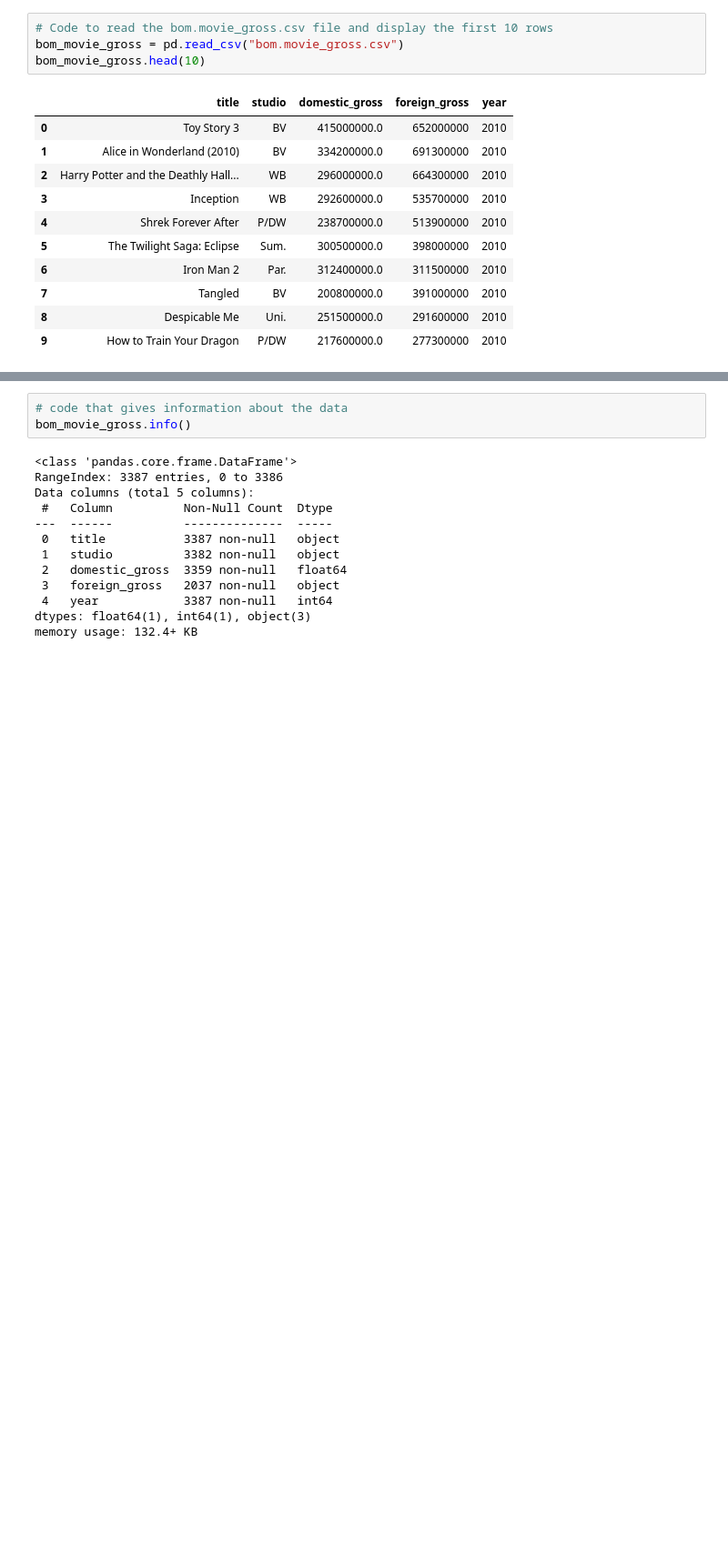
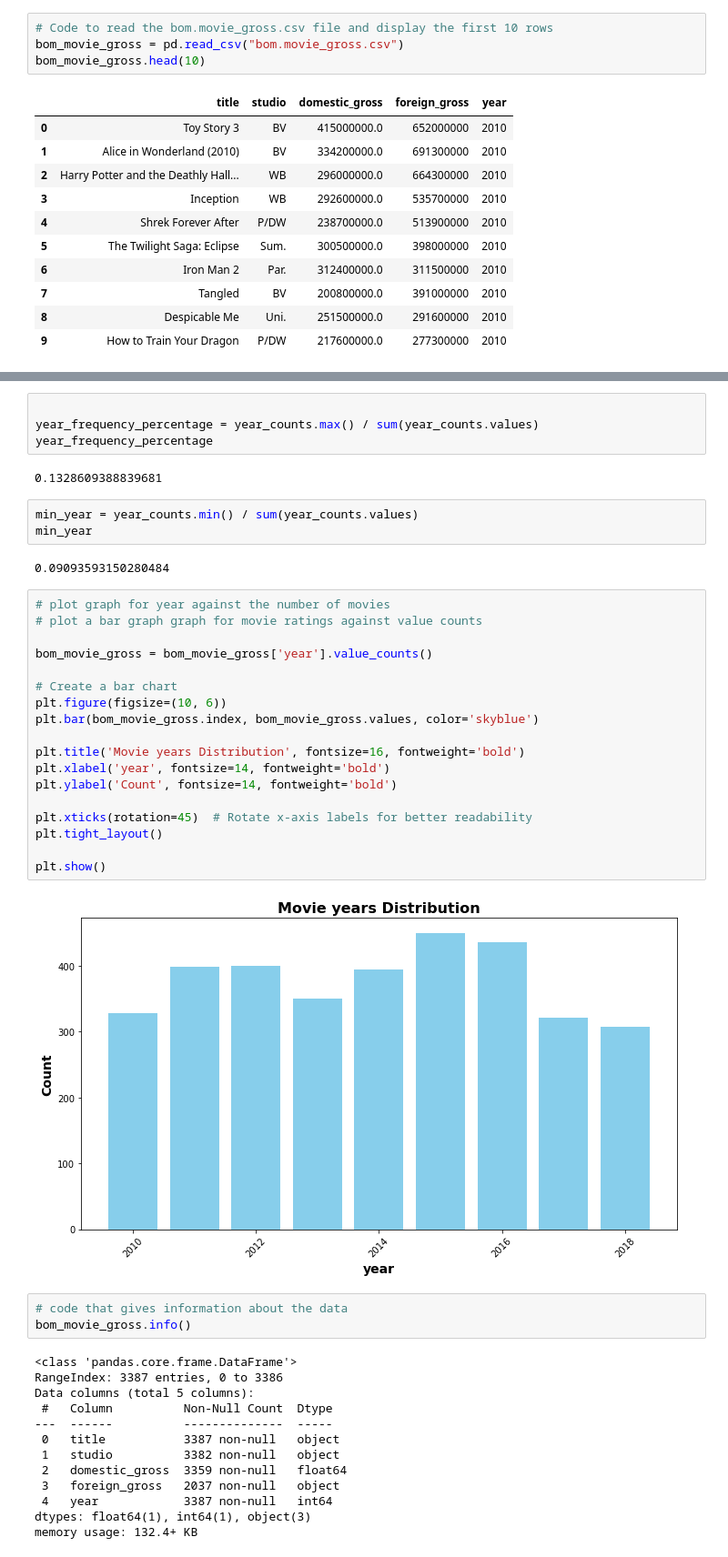
Before and after one commit to Pamela-Chebii/pam_movie_analysis, a Jupyter notebook: student.ipynb, the cells around one changed output, grey strips where cells are left out. Shown at 91% size. Cells and saved outputs as stored; diff of their text form; blank space fills up the shorter version.

```diff
--- a/student.ipynb
+++ b/student.ipynb
@@ -111,3 +125,34 @@ bom_movie_gross.head(10)
+# %%
+
+year_frequency_percentage = year_counts.max() / sum(year_counts.values)
+year_frequency_percentage
+# %% [output]
+0.1328609388839681
+# %%
+min_year = year_counts.min() / sum(year_counts.values)
+min_year
+# %% [output]
+0.09093593150280484
+# %%
+# plot graph for year against the number of movies
+# plot a bar graph graph for movie ratings against value counts
+
+bom_movie_gross = bom_movie_gross['year'].value_counts()
+
+# Create a bar chart
+plt.figure(figsize=(10, 6))
+plt.bar(bom_movie_gross.index, bom_movie_gross.values, color='skyblue')
+
+plt.title('Movie years Distribution', fontsize=16, fontweight='bold')
+plt.xlabel('year', fontsize=14, fontweight='bold')
+plt.ylabel('Count', fontsize=14, fontweight='bold')
+
+plt.xticks(rotation=45)  # Rotate x-axis labels for better readability
+plt.tight_layout()
+
+plt.show()
+# %% [output]
+[figure, added]
 # %%
 # code that gives information about the data
 bom_movie_gross.info()
```
Also changed, not shown: parts of 7 cells of this notebook.
